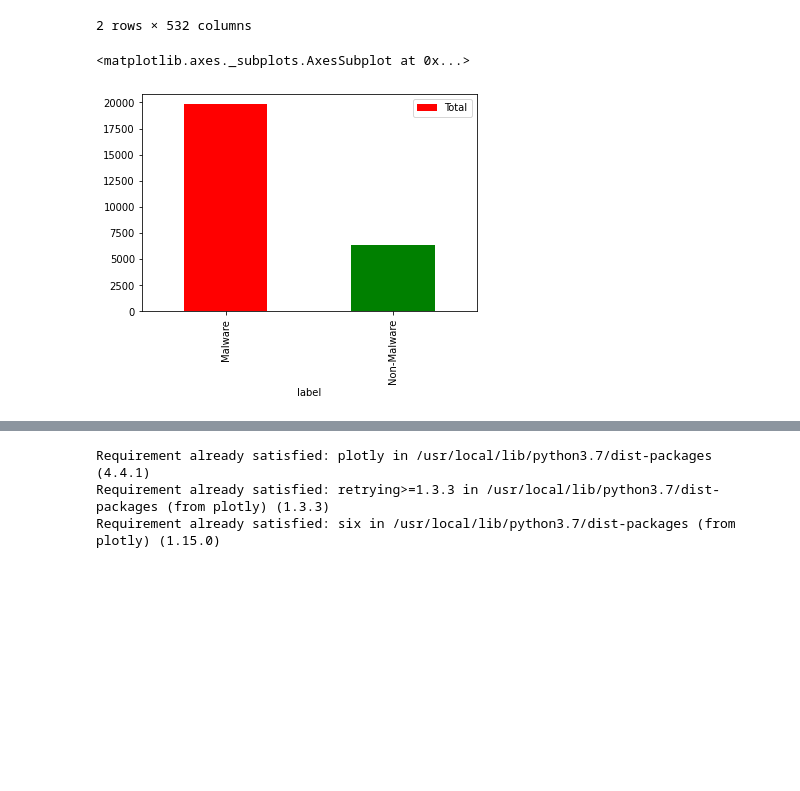
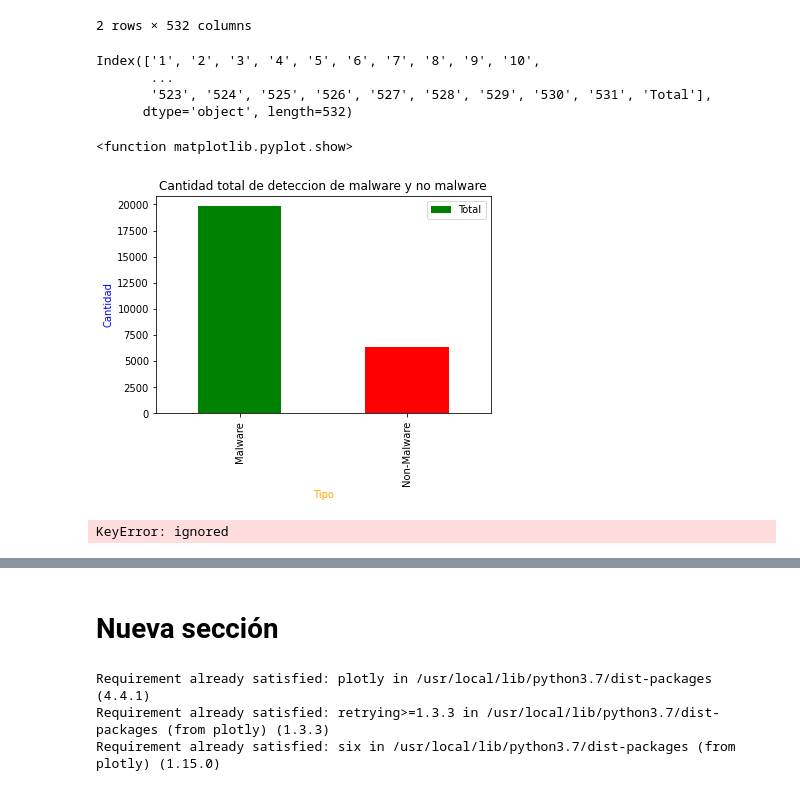
Before and after one commit to gusecuador/tratamientoDatos, a Jupyter notebook: desafio2/Malware_UCI_detection_Gustavo.ipynb, the cells around one changed output, grey strips where cells are left out. Cells and saved outputs as stored; diff of their text form; code cells hidden in the pictures; blank space fills up the shorter version.

```diff
--- a/desafio2/Malware_UCI_detection_Gustavo.ipynb
+++ b/desafio2/Malware_UCI_detection_Gustavo.ipynb
@@ -428,12 +432,33 @@ b
 | Malware | 203 | 0 | 203 | 0 | 203 | 0 | 203 | 0 | 203 | 0 | 203 | ... |
 | Non-Malware | 46 | 0 | 45 | 1 | 45 | 0 | 45 | 0 | 45 | 0 | 44 | ... |
 2 rows × 532 columns
+# %%
+b.columns
+# %% [output]
+Index(['1', '2', '3', '4', '5', '6', '7', '8', '9', '10',
+       ...
+       '523', '524', '525', '526', '527', '528', '529', '530', '531', 'Total'],
+      dtype='object', length=532)
 # %%
+import matplotlib.pyplot as plt
+import time
 # Se grafica malware de color rojo y no malware de color verde con datos totalizados obtenidos anteriormente.
-b.groupby('label')["Total"].sum().plot(kind='bar',legend='reverse',color={'red','green'})
+#b.groupby('label')["Total"].sum().plot(kind='barh',legend='reverse',color={'red','green'})
+
+plt.ticklabel_format(style='plain')
+b.groupby('label')['Total'].sum().plot(kind='bar',legend='reverse',color={'green','red'})
+plt.title("Cantidad total de deteccion de malware y no malware")
+plt.ylabel('Cantidad',{'color':"blue"})
+plt.xlabel('Tipo',{'color':"orange"})
+plt.show
 # %% [output]
-<matplotlib.axes._subplots.AxesSubplot at 0x...>
+<function matplotlib.pyplot.show>
-[figure, old version]
+[figure, new version]
+# %%
+b=b.drop(['label'])
+df=df.reset_index()
+# %% [output]
+KeyError: ignored
 # %%
 #Se realiza gráfico dinámico de malware y no malware
 import plotly.express as px
@@ -444,6 +469,8 @@ fig = px.pie(b, values='Total', names='Total', title='Malware y no malware')
 fig.show()
 # %% [output]
 [interactive output not drawn]
+# %% [markdown]
+# Nueva sección
 # %%
 pip install plotly
 # %% [output]
```
Also changed, not shown: parts of 2 cells of this notebook.
